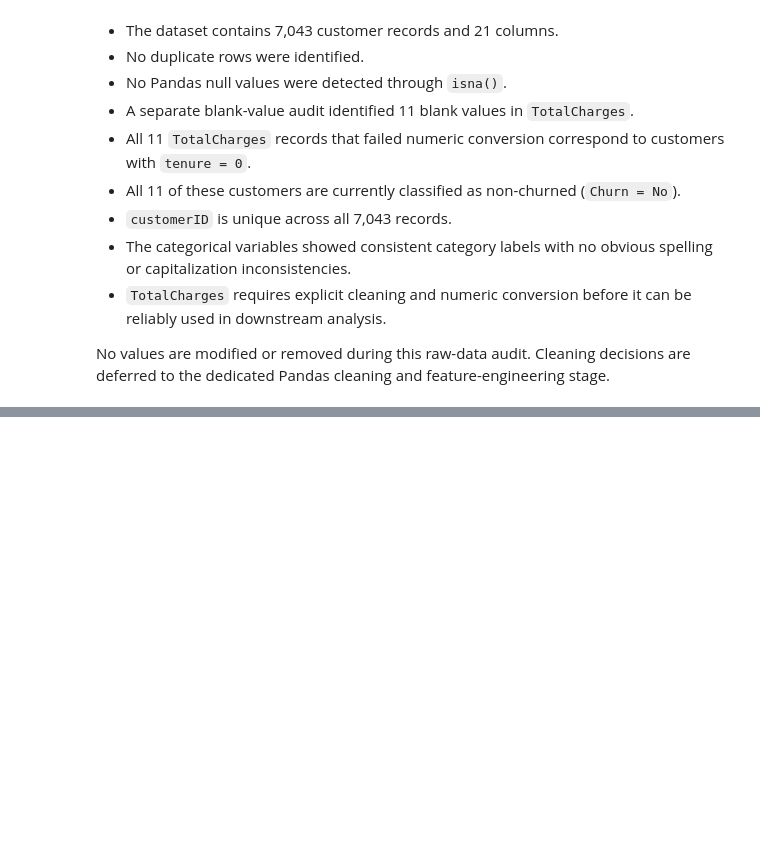
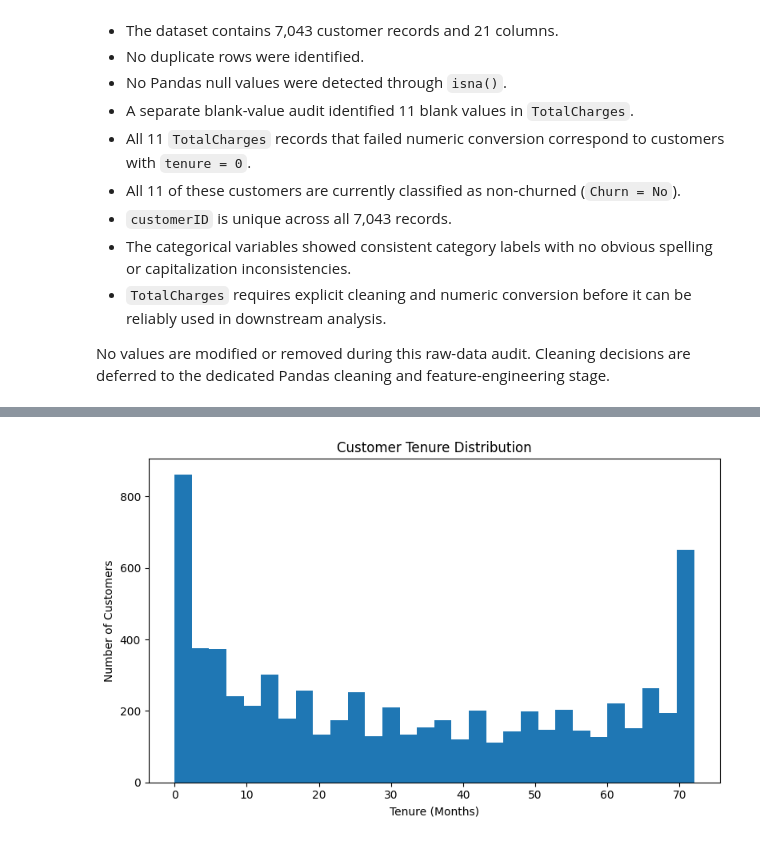
Before and after one commit to roshitha-nair/saas-subscription-churn-prediction-analysis, a Jupyter notebook: notebooks/00_eda.ipynb, the cells around one changed output, grey strips where cells are left out. Saved outputs shown, nothing was run; the diff lists cells and outputs as text; code cells hidden in the pictures; blank space fills up the shorter version.

```diff
--- a/notebooks/00_eda.ipynb
+++ b/notebooks/00_eda.ipynb
@@ -360,0 +528,16 @@ No values are modified or removed during this raw-data audit. Cleaning decisions
+# %%
+plt.figure(figsize=(8, 5))
+
+plt.hist(
+    df["tenure"],
+    bins=30
+)
+
+plt.title("Customer Tenure Distribution")
+plt.xlabel("Tenure (Months)")
+plt.ylabel("Number of Customers")
+
+plt.tight_layout()
+plt.show()
+# %% [output]
+[figure, added]
```
Also changed, not shown: parts of 25 cells of this notebook, 1 other file.
